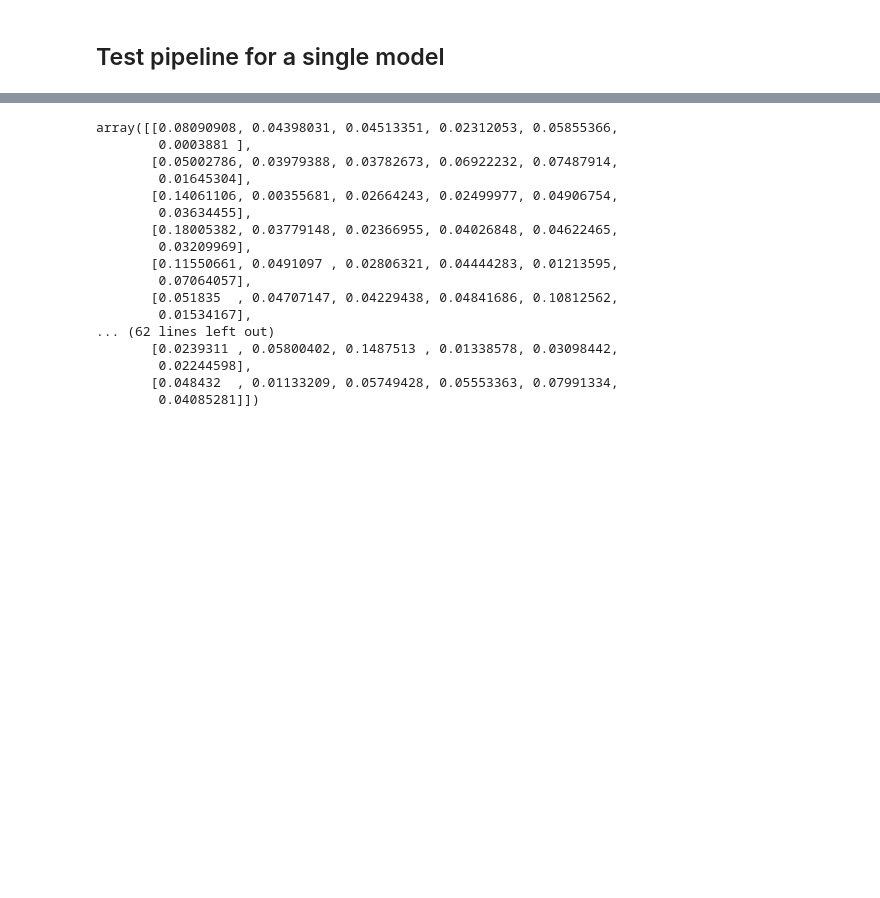
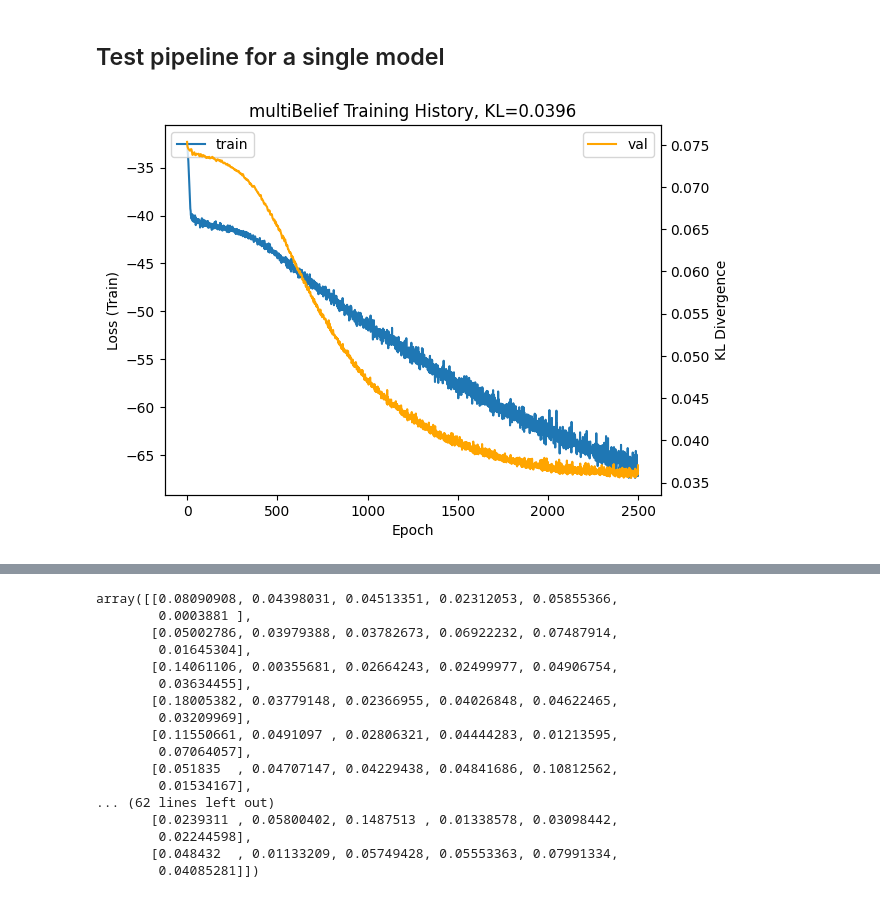
Before and after one commit to DuncanCSt/PyLDL, a Jupyter notebook: bedl_experiments/compute_metrics.ipynb, the cells around one changed output, grey strips where cells are left out. Saved outputs shown, nothing was run; the diff lists cells and outputs as text; code cells hidden in the pictures; blank space fills up the shorter version.

Commit message:
Add multibelief

```diff
--- a/bedl_experiments/compute_metrics.ipynb
+++ b/bedl_experiments/compute_metrics.ipynb
@@ -114,0 +127,26 @@ run_metrics('BOOJUM', 'SJAFFE', 0,
+# %%
+import importlib
+import helpers
+
+importlib.reload(helpers)
+
+fit_best_model = helpers.fit_best_model
+plot_history = helpers.plot_history
+load_data_fold = helpers.load_data_fold
+from pyldl.metrics import score
+from sklearn.model_selection import train_test_split
+
+X_train, D_train, X_test, D_test = load_data_fold('SJAFFE', 0)  # Just to check that it works
+X_train, X_valid, D_train, D_valid = train_test_split(X_train, D_train, test_size=0.2, random_state=42)
+
+train_data = {'X': X_train, 'D': D_train}
+valid_data = {'X': X_valid, 'D': D_valid}
+
+MOEDLS = ['multiBelief']
+for model in MOEDLS:
+    trained_model, history = fit_best_model(model, 'SJAFFE', 0, train_data=train_data, valid_data=valid_data, hyperparams=HYPERPARAMS)
+    D = trained_model.predict(X_test)
+    kl = score(D, D_test, metrics=['kl_divergence'])
+    plot_history(history, title=f'{model} Training History, KL={kl[0]:.4f}')
+# %% [output]
+[figure, added]
```
Also changed, not shown: parts of 7 cells of this notebook, 13 other files.
